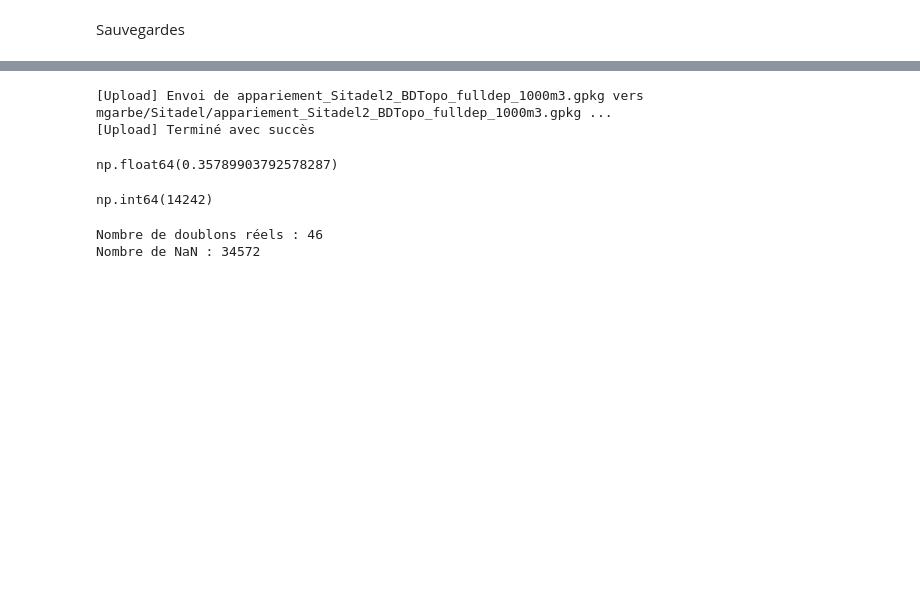
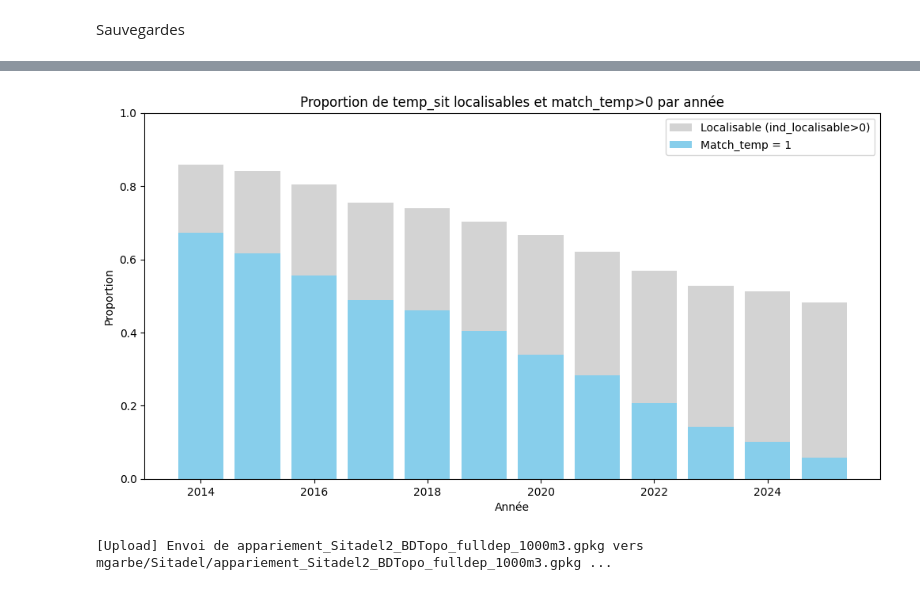
Before and after one commit to xdalp/projet3A, a Jupyter notebook: appariement_Sitadel_BDTopo.ipynb, the cells around one changed output, grey strips where cells are left out. Drawn from its saved outputs; the diff is of its cells as text; code cells hidden in the pictures; blank space fills up the shorter version.

```diff
--- a/appariement_Sitadel_BDTopo.ipynb
+++ b/appariement_Sitadel_BDTopo.ipynb
@@ -345,4 +333,52 @@ Nombre de bâtiments localisables 18082
+# %%
+#Mise en forme df
+temp_sit["B_geometry"] = temp_sit["geometry_BDTOPO"].where(
+    temp_sit["geometry_BDTOPO"].notna(),
+    temp_sit["geometry"]
+)
+temp_sit = gpd.GeoDataFrame(temp_sit, geometry="B_geometry", crs=temp_sit.crs)
+temp_sit = temp_sit.rename(columns={"geometry": "geometry_Sitadel"})
+temp_sit = temp_sit.rename(columns={"match_temp": "ind_match_BDTOPO"})
+temp_sit["geometry_Sitadel"] = temp_sit["geometry_Sitadel"].to_wkt() #pour export
+temp_sit["geometry_BDTOPO"] = temp_sit["geometry_BDTOPO"].to_wkt() #pour export
+# %%
+import matplotlib.pyplot as plt
+
+# Récupérer les années
+annees = sorted(temp_sit['ANNEE_REELLE_AUTORISATION'].dropna().unique())
+
+# Calculer les proportions
+prop_localisable = []
+prop_matched = []
+
+for annee in annees:
+    subset = temp_sit[temp_sit['ANNEE_REELLE_AUTORISATION'] == annee]
+    n_total = len(subset)
+
+    if n_total == 0:
+        prop_localisable.append(0)
+        prop_matched.append(0)
+    else:
+        n_localisable = (subset['ind_localisable'] > 0).sum()
+        n_matched = ((subset['ind_localisable'] > 0) & (subset['ind_match_BDTOPO'] > 0)).sum()
+
+        prop_localisable.append(n_localisable / n_total)
+        prop_matched.append(n_matched / n_total)
+
+# Plot
+plt.figure(figsize=(12,6))
+plt.bar(annees, prop_localisable, color='lightgray', label='Localisable (ind_localisable>0)')
+plt.bar(annees, prop_matched, color='skyblue', label='Match_temp = 1')
+plt.xlabel('Année')
+plt.ylabel('Proportion')
+plt.title('Proportion de temp_sit localisables et match_temp>0 par année')
+plt.ylim(0, 1)
+plt.legend()
+plt.show()
+# %% [output]
+[figure, added]
 # %%
+#EXPORT
 import importlib
 import os
 import BDTopo_fonctions
@@ -355,22 +391,3 @@ upload_to_onyxia(output_file, bucket="mgarbe", remote_path=remote_path)
 os.remove(output_file)
 # %% [output]
 [Upload] Envoi de appariement_Sitadel2_BDTopo_fulldep_1000m3.gpkg vers mgarbe/Sitadel/appariement_Sitadel2_BDTopo_fulldep_1000m3.gpkg ...
-[Upload] Terminé avec succès
-# %%
-(temp_sit["match_temp"] > 0).sum()/len(temp_sit)
-# %% [output]
-np.float64(0.35789903792578287)
-# %%
-(temp_sit["SURF_CREEE"]>2000).sum()
-# %% [output]
-np.int64(14242)
-# %%
-df_valid = temp_sit.dropna(subset=['lat_BDTOPO', 'lon_BDTOPO'])
-print("Nombre de doublons réels :", df_valid.duplicated(subset=['lat_BDTOPO', 'lon_BDTOPO']).sum())
-
-# Vérifier les NaN
-n_nan = temp_sit['lat_BDTOPO'].isna().sum() + temp_sit['lon_BDTOPO'].isna().sum()
-print("Nombre de NaN :", n_nan)
-# %% [output]
-Nombre de doublons réels : 46
-Nombre de NaN : 34572
```
Also changed, not shown: parts of 20 cells of this notebook, 5 other files.
